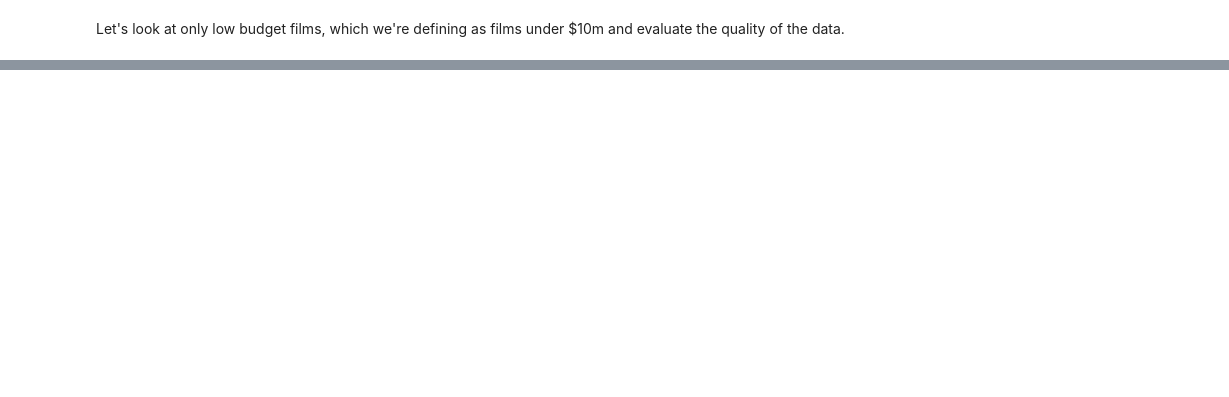
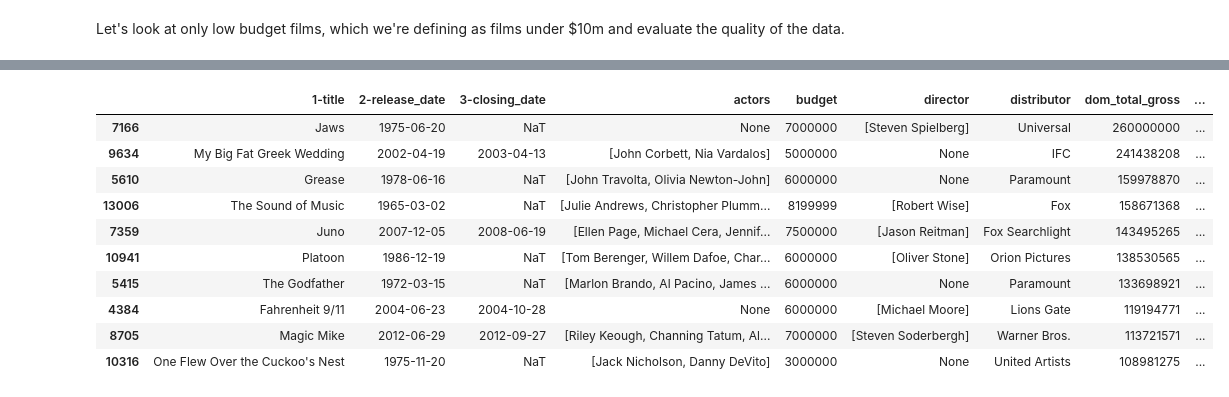
Before and after one commit to dianalam/movie-predictor, a Jupyter notebook: luther-analysis.ipynb, the cells around one changed output, grey strips where cells are left out. Cells and saved outputs as stored; diff of their text form; code cells hidden in the pictures; blank space fills up the shorter version.

```diff
--- a/luther-analysis.ipynb
+++ b/luther-analysis.ipynb
@@ -104,0 +206,15 @@ Looks like there are 469 total movies in our low budget films dataset.
+# %%
+# top 10 movies by dom total gross
+low_budget.sort_values(by='dom_total_gross', ascending=False).head(10)
+# %% [output]
+|  | 1-title | 2-release_date | 3-closing_date | actors | budget | director | distributor | dom_total_gross | ... |
+| 7166 | Jaws | 1975-06-20 | NaT | None | 7000000 | [Steven Spielberg] | Universal | 260000000 | ... |
+| 9634 | My Big Fat Greek Wedding | 2002-04-19 | 2003-04-13 | [John Corbett, Nia Vardalos] | 5000000 | None | IFC | 241438208 | ... |
+| 5610 | Grease | 1978-06-16 | NaT | [John Travolta, Olivia Newton-John] | 6000000 | None | Paramount | 159978870 | ... |
+| 13006 | The Sound of Music | 1965-03-02 | NaT | [Julie Andrews, Christopher Plumm... | 8199999 | [Robert Wise] | Fox | 158671368 | ... |
+| 7359 | Juno | 2007-12-05 | 2008-06-19 | [Ellen Page, Michael Cera, Jennif... | 7500000 | [Jason Reitman] | Fox Searchlight | 143495265 | ... |
+| 10941 | Platoon | 1986-12-19 | NaT | [Tom Berenger, Willem Dafoe, Char... | 6000000 | [Oliver Stone] | Orion Pictures | 138530565 | ... |
+| 5415 | The Godfather | 1972-03-15 | NaT | [Marlon Brando, Al Pacino, James ... | 6000000 | None | Paramount | 133698921 | ... |
+| 4384 | Fahrenheit 9/11 | 2004-06-23 | 2004-10-28 | None | 6000000 | [Michael Moore] | Lions Gate | 119194771 | ... |
+| 8705 | Magic Mike | 2012-06-29 | 2012-09-27 | [Riley Keough, Channing Tatum, Al... | 7000000 | [Steven Soderbergh] | Warner Bros. | 113721571 | ... |
+| 10316 | One Flew Over the Cuckoo's Nest | 1975-11-20 | NaT | [Jack Nicholson, Danny DeVito] | 3000000 | None | United Artists | 108981275 | ... |
```
Also changed, not shown: parts of 24 cells of this notebook, 5 other files.
